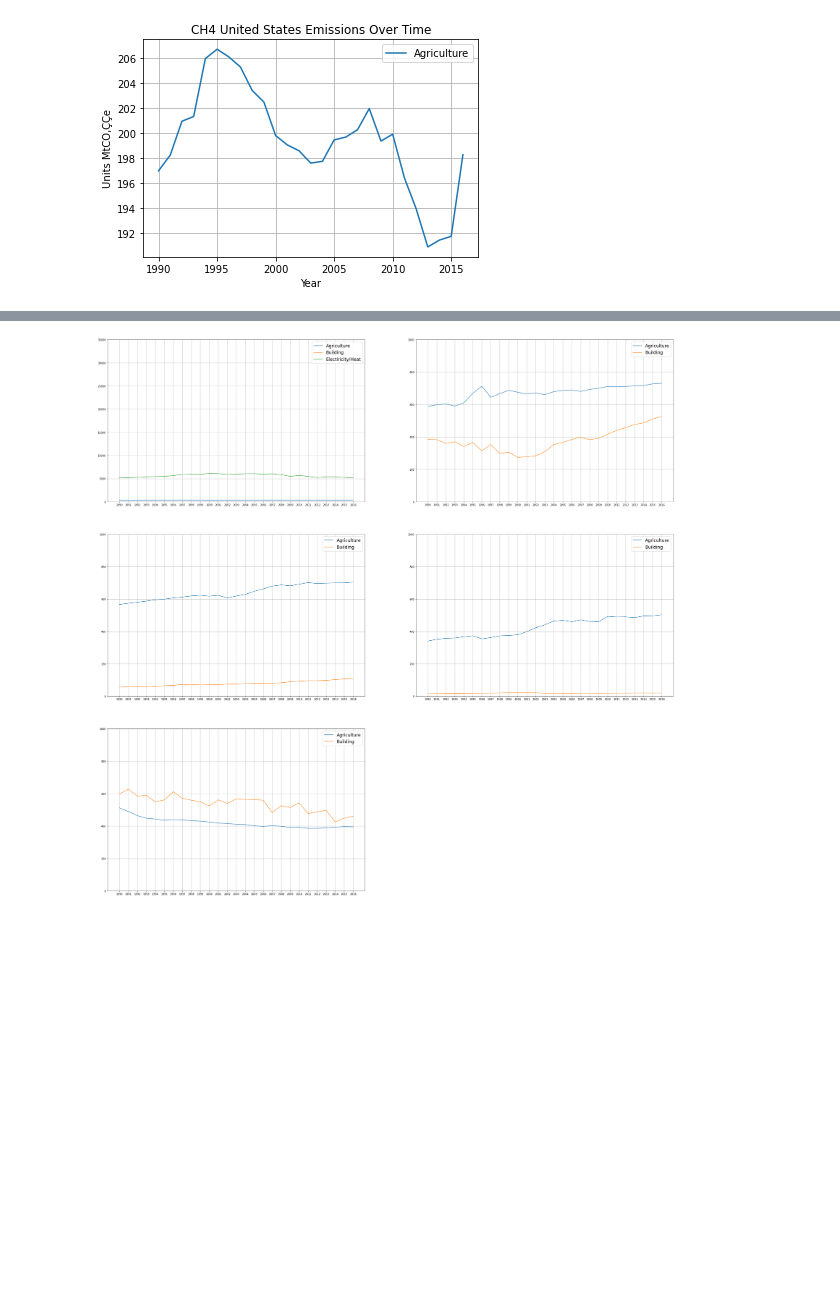
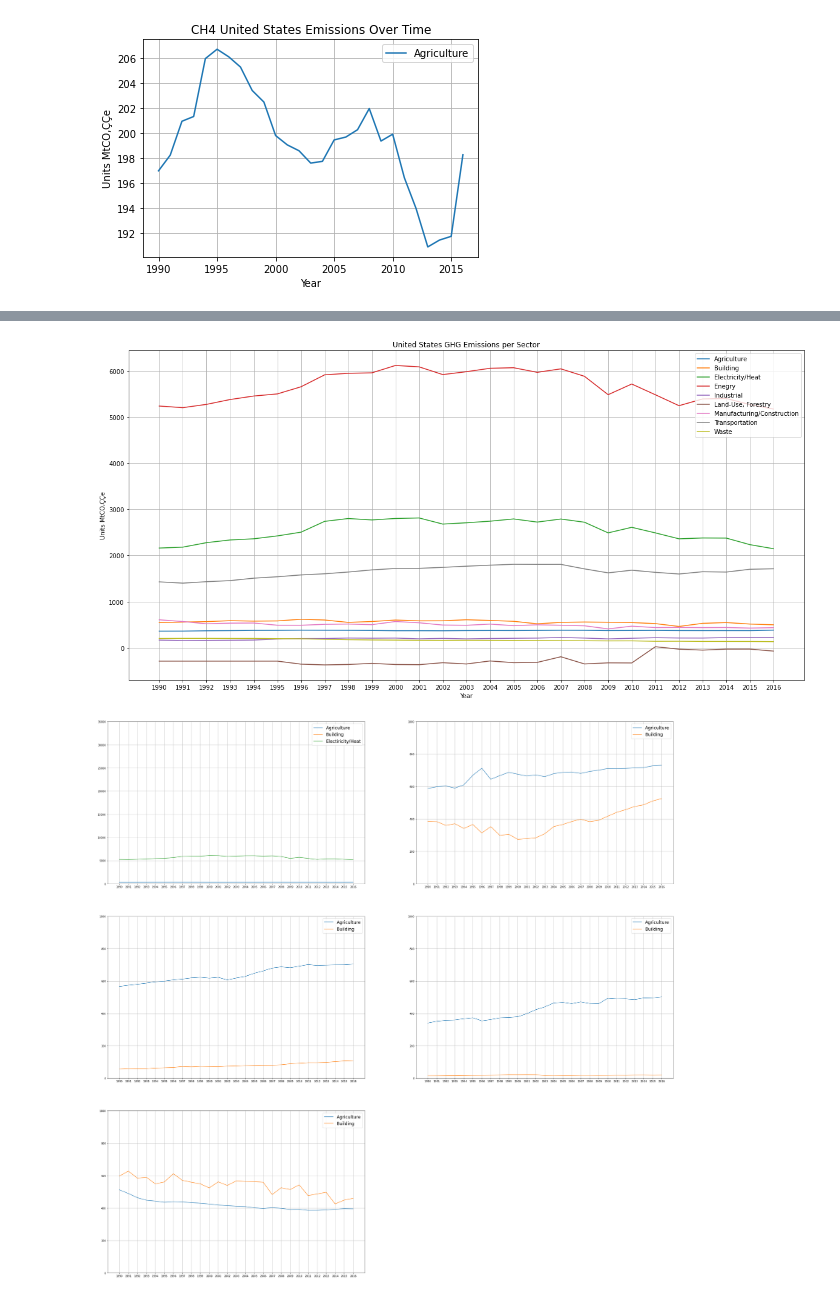
Before and after one commit to sarahgao22sg/Project1, a Jupyter notebook: GHG data/Notebooks/Final GHG Jupyter Notebook.ipynb, the cells around one changed output, grey strips where cells are left out. Drawn from its saved outputs; the diff is of its cells as text; code cells hidden in the pictures; blank space fills up the shorter version.

```diff
--- a/GHG data/Notebooks/Final GHG Jupyter Notebook.ipynb
+++ b/GHG data/Notebooks/Final GHG Jupyter Notebook.ipynb
@@ -144,7 +144,7 @@ historical_emission_yearly = historical_emission_yearly[~historical_emission_yea
 historical_emission_yearly = historical_emission_yearly.sort_values(by = "Year", ascending = True)
 
 historical_emission_yearly_world = historical_emission_yearly[historical_emission_yearly['Country'] == "World"]
-historical_emission_yearly_top5 = historical_emission_yearly[historical_emission_yearly['Country'].isin(["United States", "India", "Brazil", "China", "European Union (27)"])]
+historical_emission_yearly_USA = historical_emission_yearly[historical_emission_yearly['Country'] == "United States"]
 # %%
 x1 = historical_emission_yearly_world[historical_emission_yearly_world["Sector"] == "Agriculture"]["Year"]
 y1 = historical_emission_yearly_world[historical_emission_yearly_world["Sector"] == "Agriculture"]["All GHG Emission Units"]
@@ -212,3 +212,67 @@ plt.savefig('All GHG Emissions per Sector.png')
+# %%
+x1 = historical_emission_yearly_USA[historical_emission_yearly_USA["Sector"] == "Agriculture"]["Year"]
+y1 = historical_emission_yearly_USA[historical_emission_yearly_USA["Sector"] == "Agriculture"]["All GHG Emission Units"]
+
+x2 = historical_emission_yearly_USA[historical_emission_yearly_USA["Sector"] == "Building"]["Year"]
+y2 = historical_emission_yearly_USA[historical_emission_yearly_USA["Sector"] == "Building"]["All GHG Emission Units"]
+
+# x3 = historical_emission_yearly_world[historical_emission_yearly_world["Sector"] == "Bunker Fuels"]["Year"]
+# y3 = historical_emission_yearly_world[historical_emission_yearly_world["Sector"] == "Bunker Fuels"]["All GHG Emission Units"]
+
+x4 = historical_emission_yearly_USA[historical_emission_yearly_USA["Sector"] == "Electricity/Heat"]["Year"]
+y4 = historical_emission_yearly_USA[historical_emission_yearly_USA["Sector"] == "Electricity/Heat"]["All GHG Emission Units"]
+
+x5 = historical_emission_yearly_USA[historical_emission_yearly_USA["Sector"] == "Energy"]["Year"]
+y5 = historical_emission_yearly_USA[historical_emission_yearly_USA["Sector"] == "Energy"]["All GHG Emission Units"]
+
+# x6 = historical_emission_yearly_USA[historical_emission_yearly_USA["Sector"] == "Fugitive Emissions"]["Year"]
+# y6 = historical_emission_yearly_USA[historical_emission_yearly_USA["Sector"] == "Fugitive Emissions"]["All GHG Emission Units"]
+
+x7 = historical_emission_yearly_USA[historical_emission_yearly_USA["Sector"] == "Industrial Processes"]["Year"]
+y7 = historical_emission_yearly_USA[historical_emission_yearly_USA["Sector"] == "Industrial Processes"]["All GHG Emission Units"]
+
+x8 = historical_emission_yearly_USA[historical_emission_yearly_USA["Sector"] == "Land-Use Change and Forestry"]["Year"]
+y8 = historical_emission_yearly_USA[historical_emission_yearly_USA["Sector"] == "Land-Use Change and Forestry"]["All GHG Emission Units"]
+
+x9 = historical_emission_yearly_USA[historical_emission_yearly_USA["Sector"] == "Manufacturing/Construction"]["Year"]
+y9 = historical_emission_yearly_USA[historical_emission_yearly_USA["Sector"] == "Manufacturing/Construction"]["All GHG Emission Units"]
+
+# x10 = historical_emission_yearly_USA[historical_emission_yearly_USA["Sector"] == "Other Fuel Combustion"]["Year"]
+# y10 = historical_emission_yearly_USA[historical_emission_yearly_USA["Sector"] == "Other Fuel Combustion"]["All GHG Emission Units"]
+
+x11 = historical_emission_yearly_USA[historical_emission_yearly_USA["Sector"] == "Transportation"]["Year"]
+y11 = historical_emission_yearly_USA[historical_emission_yearly_USA["Sector"] == "Transportation"]["All GHG Emission Units"]
+
+# x12 = historical_emission_yearly_USA[historical_emission_yearly_USA["Sector"] == "Waste"]["Year"]
+# y12 = historical_emission_yearly_USA[historical_emission_yearly_USA["Sector"] == "Waste"]["All GHG Emission Units"]
+
+
+fig=plt.figure(figsize = [20,10])
+ax=fig.add_subplot(111)
+
+ax.plot(x1,y1,label='Agriculture')
+ax.plot(x2,y2,label='Building')
+# ax.plot(x3,y3,label='Bunker Fuels')
+ax.plot(x4,y4,label='Electricity/Heat')
+ax.plot(x5,y5,label='Enegry')
+# ax.plot(x6,y6,label='Fugitive Emissions')
+ax.plot(x7,y7,label='Industrial')
+ax.plot(x8,y8,label='Land-Use, Forestry')
+ax.plot(x9,y9,label='Manufacturing/Construction')
+# ax.plot(x10,y10,label='Other Fuel Combustion')
+ax.plot(x11,y11,label='Transportation')
+# ax.plot(x12,y12,label='Waste')
+
+plt.title('United States GHG Emissions per Sector')
+plt.xlabel('Year')
+plt.ylabel('Units MtCO‚ÇÇe')
+
+plt.legend(loc=1)
+plt.grid()
+
+plt.savefig('United States GHG Emissions per Sector.png')
+# %% [output]
+[figure, added]
 # %%
 fig=plt.figure(figsize = [40, 40])
 
```
Also changed, not shown: parts of 3 cells of this notebook, 10 other files.
